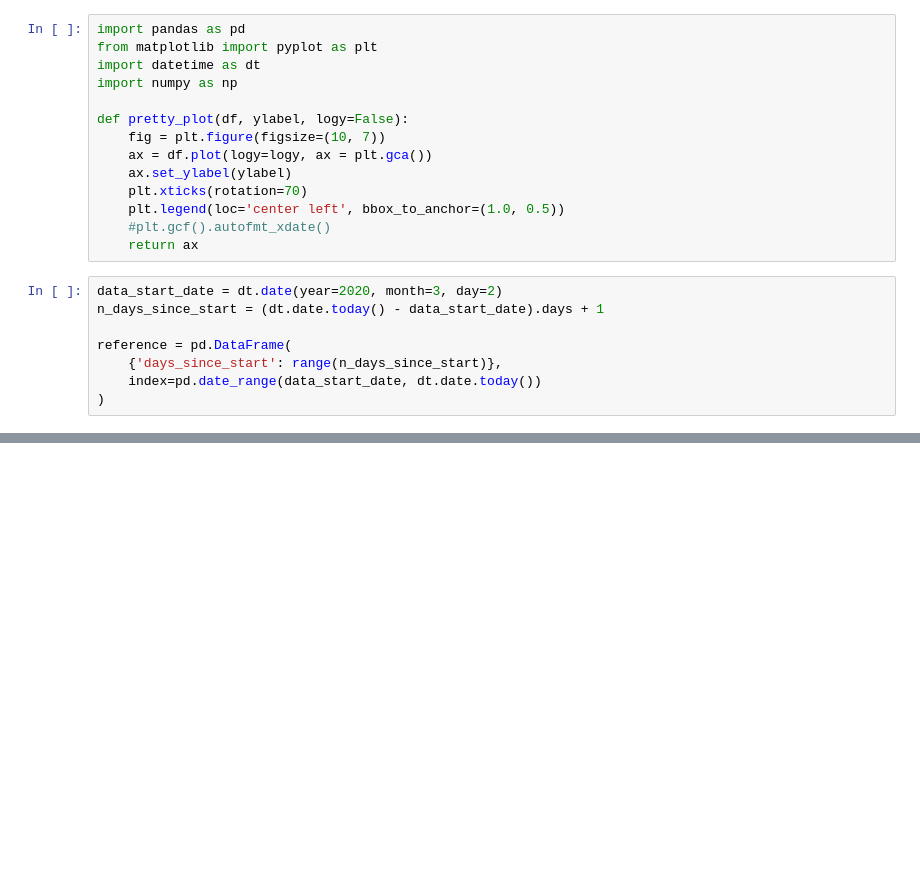
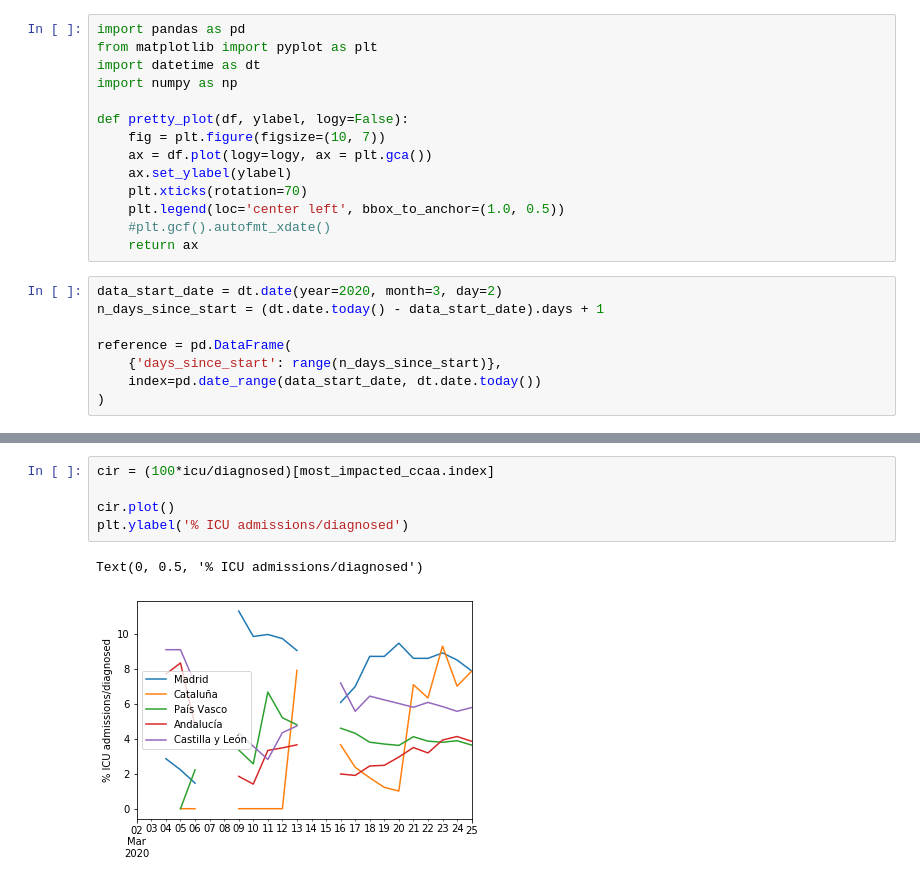
Before and after one commit to atibaup/covid-spain, a Jupyter notebook: notebooks/001_plots.ipynb, the cells around one changed output, grey strips where cells are left out. Saved outputs shown, nothing was run; the diff lists cells and outputs as text; blank space fills up the shorter version.

```diff
--- a/notebooks/001_plots.ipynb
+++ b/notebooks/001_plots.ipynb
@@ -56,0 +79,8 @@ pretty_plot(deaths[most_impacted_ccaa.index], 'deaths', logy=True)
+# %%
+cir = (100*icu/diagnosed)[most_impacted_ccaa.index]
+
+cir.plot()
+plt.ylabel('% ICU admissions/diagnosed')
+# %% [output]
+Text(0, 0.5, '% ICU admissions/diagnosed')
+[figure, added]
```
Also changed, not shown: parts of 10 cells of this notebook, 6 other files.
